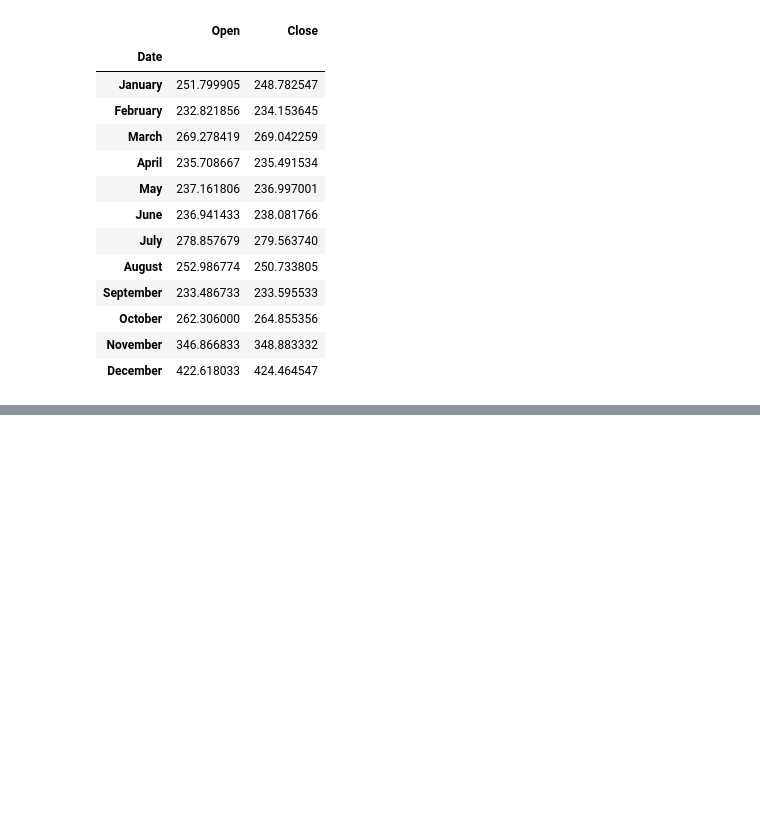
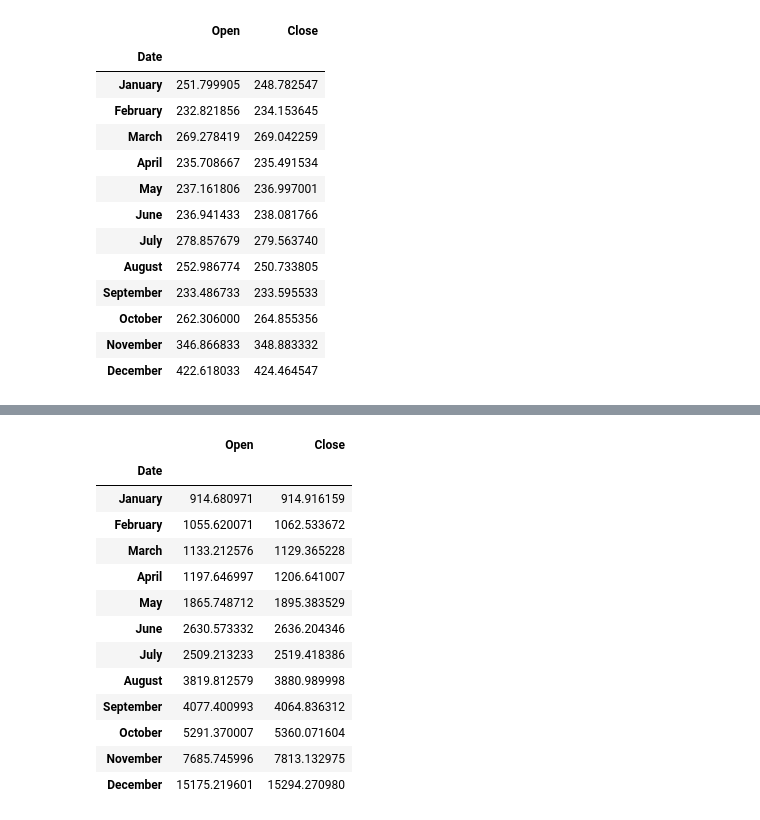
Before and after one commit to shahiatif/Data-Science-final-Year-Project, a Jupyter notebook: TimeSeriesModeling.ipynb, the cells around one changed output, grey strips where cells are left out. Saved outputs shown, nothing was run; the diff lists cells and outputs as text; code cells hidden in the pictures; blank space fills up the shorter version.

```diff
--- a/TimeSeriesModeling.ipynb
+++ b/TimeSeriesModeling.ipynb
@@ -263,0 +459,21 @@ monthvise
+# %%
+monthvise= y_2017.groupby(y_2017['Date'].dt.strftime('%B'))[['Open','Close']].mean()
+new_order = ['January', 'February', 'March', 'April', 'May', 'June', 'July', 'August',
+             'September', 'October', 'November', 'December']
+monthvise = monthvise.reindex(new_order, axis=0)
+monthvise
+# %% [output]
+|  | Open | Close |
+| Date |  |  |
+| January | 914.680971 | 914.916159 |
+| February | 1055.620071 | 1062.533672 |
+| March | 1133.212576 | 1129.365228 |
+| April | 1197.646997 | 1206.641007 |
+| May | 1865.748712 | 1895.383529 |
+| June | 2630.573332 | 2636.204346 |
+| July | 2509.213233 | 2519.418386 |
+| August | 3819.812579 | 3880.989998 |
+| September | 4077.400993 | 4064.836312 |
+| October | 5291.370007 | 5360.071604 |
+| November | 7685.745996 | 7813.132975 |
+| December | 15175.219601 | 15294.270980 |
```
Also changed, not shown: parts of 16 cells of this notebook.
